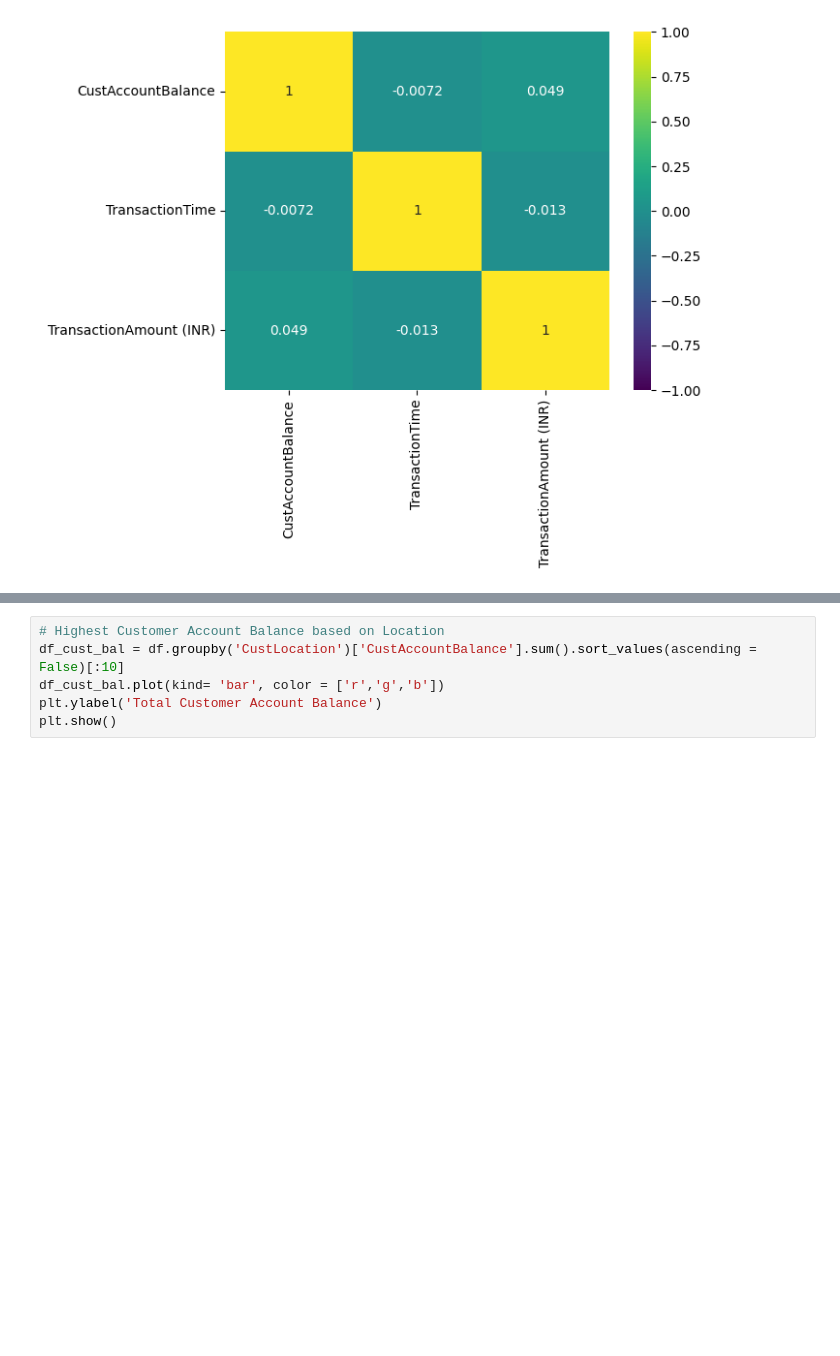
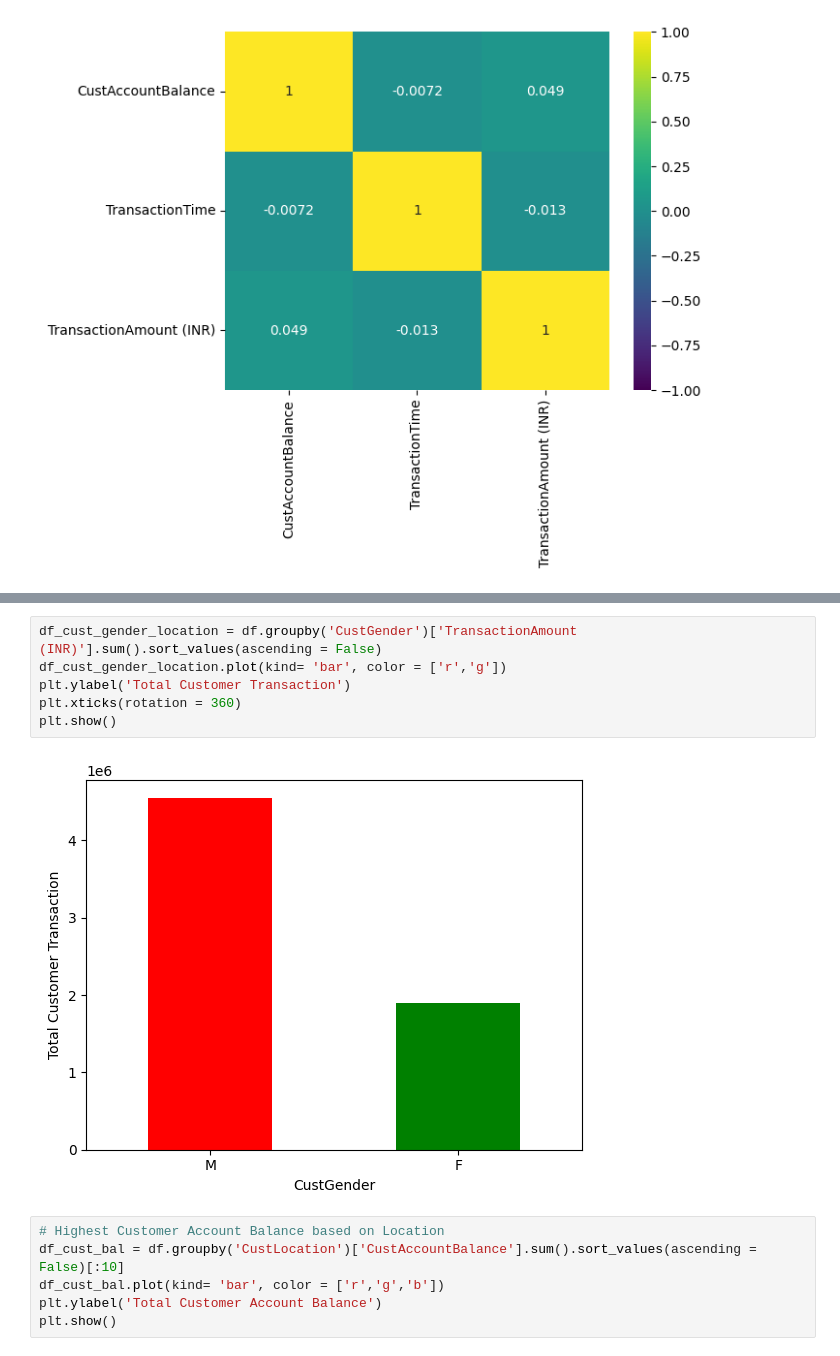
Before and after one commit to danielhermawan02/Bank-Segmentation-Analysis, a Jupyter notebook: tugas1.ipynb, the cells around one changed output, grey strips where cells are left out. Drawn from its saved outputs; the diff is of its cells as text; blank space fills up the shorter version.

Commit message:
updated plot

```diff
--- a/tugas1.ipynb
+++ b/tugas1.ipynb
@@ -226,3 +226,11 @@ plt.show()
+# %%
+df_cust_gender_location = df.groupby('CustGender')['TransactionAmount (INR)'].sum().sort_values(ascending = False)
+df_cust_gender_location.plot(kind= 'bar', color = ['r','g'])
+plt.ylabel('Total Customer Transaction')
+plt.xticks(rotation = 360)
+plt.show()
+# %% [output]
+[figure, added]
 # %%
 # Highest Customer Account Balance based on Location
 df_cust_bal = df.groupby('CustLocation')['CustAccountBalance'].sum().sort_values(ascending = False)[:10]
```
Also changed, not shown: parts of 5 cells of this notebook.
